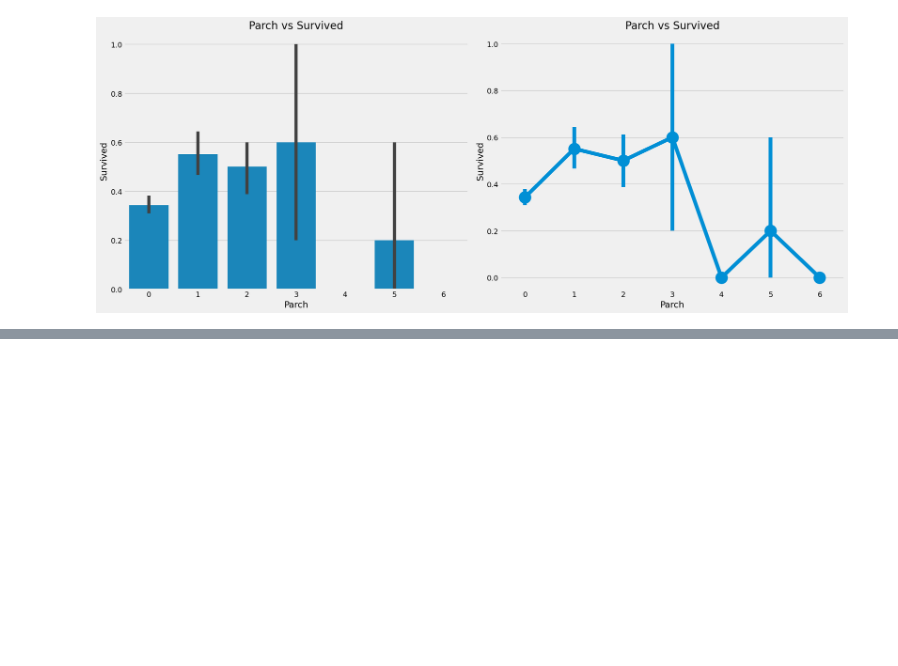
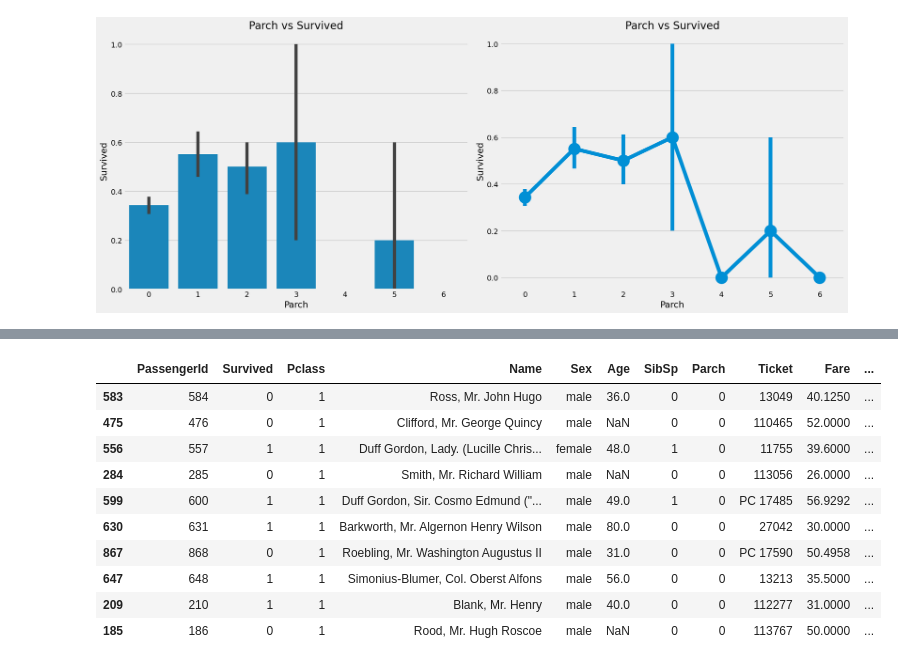
Before and after one commit to AntonUkhabin/Kaggle-Titanic, a Jupyter notebook: EDA.ipynb, the cells around one changed output, grey strips where cells are left out. Drawn from its saved outputs; the diff is of its cells as text; code cells hidden in the pictures; blank space fills up the shorter version.

```diff
--- a/EDA.ipynb
+++ b/EDA.ipynb
@@ -932,0 +995,14 @@ plt.show()
+# %%
+df.sort_values('Cabin').head(10)
+# %% [output]
+|  | PassengerId | Survived | Pclass | Name | Sex | Age | SibSp | Parch | Ticket | Fare | ... |
+| 583 | 584 | 0 | 1 | Ross, Mr. John Hugo | male | 36.0 | 0 | 0 | 13049 | 40.1250 | ... |
+| 475 | 476 | 0 | 1 | Clifford, Mr. George Quincy | male | NaN | 0 | 0 | 110465 | 52.0000 | ... |
+| 556 | 557 | 1 | 1 | Duff Gordon, Lady. (Lucille Chris... | female | 48.0 | 1 | 0 | 11755 | 39.6000 | ... |
+| 284 | 285 | 0 | 1 | Smith, Mr. Richard William | male | NaN | 0 | 0 | 113056 | 26.0000 | ... |
+| 599 | 600 | 1 | 1 | Duff Gordon, Sir. Cosmo Edmund ("... | male | 49.0 | 1 | 0 | PC 17485 | 56.9292 | ... |
+| 630 | 631 | 1 | 1 | Barkworth, Mr. Algernon Henry Wilson | male | 80.0 | 0 | 0 | 27042 | 30.0000 | ... |
+| 867 | 868 | 0 | 1 | Roebling, Mr. Washington Augustus II | male | 31.0 | 0 | 0 | PC 17590 | 50.4958 | ... |
+| 647 | 648 | 1 | 1 | Simonius-Blumer, Col. Oberst Alfons | male | 56.0 | 0 | 0 | 13213 | 35.5000 | ... |
+| 209 | 210 | 1 | 1 | Blank, Mr. Henry | male | 40.0 | 0 | 0 | 112277 | 31.0000 | ... |
+| 185 | 186 | 0 | 1 | Rood, Mr. Hugh Roscoe | male | NaN | 0 | 0 | 113767 | 50.0000 | ... |
```
Also changed, not shown: parts of 10 cells of this notebook, 4 other files.
